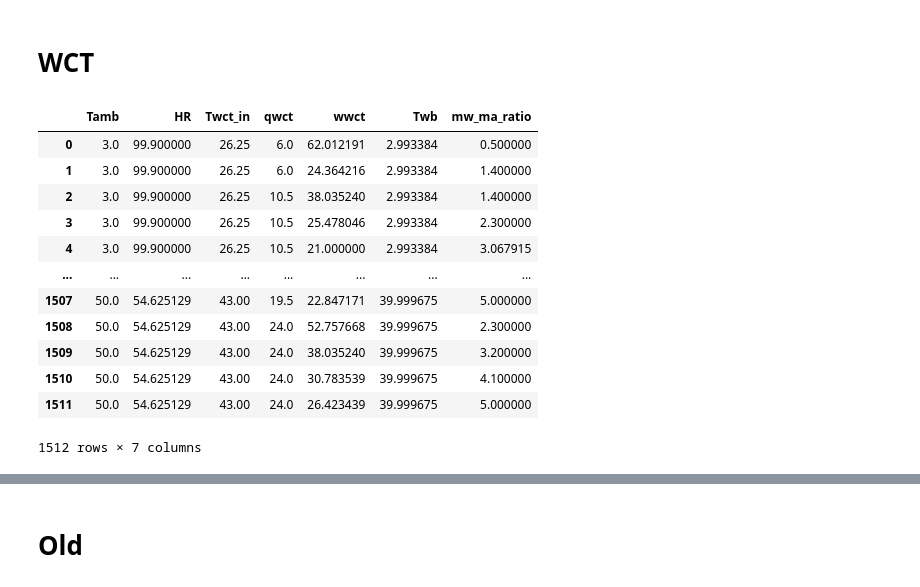
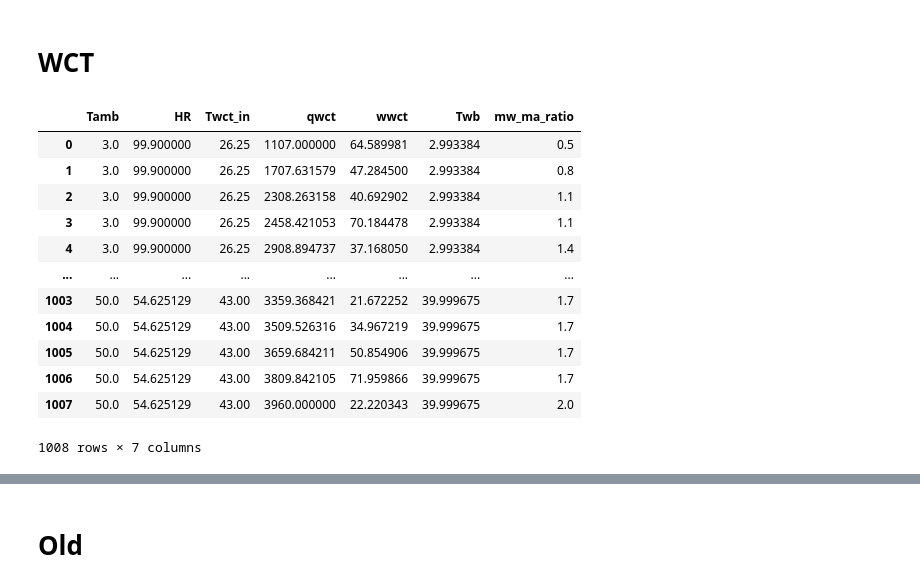
Before and after one commit to juan11iguel/SOLhycool, a Jupyter notebook: modeling/notebooks/model_inputs_exploration.ipynb, the cells around one changed output, grey strips where cells are left out. Cells and saved outputs as stored; diff of their text form; code cells hidden in the pictures.

Commit message:
Generate WCT inputs for andasol

```diff
--- a/modeling/notebooks/model_inputs_exploration.ipynb
+++ b/modeling/notebooks/model_inputs_exploration.ipynb
@@ -24,19 +24,31 @@ cc_model = combined_cooler.initialize()
 case_studies_dict = {
     "pilot_plant_200kW": {
         "n_dc": 1,
+        "qwct": (6., 24.),
+        "system_id": "pilot_plant"
     },
     "andasol_25_90MW": {
         "n_dc": 115,
+        "qwct": (1107, 3960),
+        "mw_ma_ratio": (0.5, 2),
+        "system_id": "andasol",
+        "n_mw_ma_ratio": 10,
     },
     "andasol_50_90MW": {
         "n_dc": 231,
+        "qwct": (1107, 3960),
+        "mw_ma_ratio": (0.5, 1),
+        "system_id": "andasol"
     },
     "andasol_75_90MW": {
         "n_dc": 346,
+        "qwct": (1107, 3960),
+        "mw_ma_ratio": (0.5, 1),
+        "system_id": "andasol"
     },
 }
 
-case_study_id: str = "andasol_75_90MW"
+case_study_id: str = "andasol_25_90MW"
 base_output_path: Path = Path("../results/model_inputs_sampling") / case_study_id
 base_output_path.mkdir(parents=True, exist_ok=True)
 
@@ -218,11 +230,12 @@ class ModelInputs:
             np.linspace(inputs_range.mw_ma_ratio[0], inputs_range.mw_ma_ratio[1], num_input_updates.mw_ma_ratio),
             indexing='ij'
         )
+
         qwct_flat = qwct_grid.ravel()
         mw_ma_ratio_flat = mw_ma_ratio_grid.ravel()
 
         wwct, valid = zip(*[
-            cc_model.air_mass_flow_rate_to_fan_speed( qwct/3.6 / mw_ma_ratio, nargout=2 ) # 1/mw/ma [kg/s / kg/s] * mw [kg/s: m3/h -> 1000 kg/m³ * 1/3600 h/s]
+            cc_model.air_mass_flow_rate_to_fan_speed( qwct/3.6 / mw_ma_ratio, params["system_id"], nargout=2 ) # 1/mw/ma [kg/s / kg/s] * mw [kg/s: m3/h -> 1000 kg/m³ * 1/3600 h/s]
             # (np.random.rand(1) * 90, True)
             for qwct, mw_ma_ratio in zip(qwct_flat, mw_ma_ratio_flat)
         ])
@@ -244,44 +257,55 @@ class ModelInputs:
             Twct_in = Twct_in_final.ravel(),
             qwct = qwct_final.ravel(),
             wwct = wwct_final.ravel()
         )
 
 # 1. Define problem
 output_path = base_output_path / "wct_in.csv"
 
-model_inputs = ModelInputs.initialize()
+model_inputs = ModelInputs.initialize(
+    inputs_range = ModelInputsRange(
+        qwct=params.get("qwct", ModelInputsRange.qwct),
+        mw_ma_ratio=params.get("mw_ma_ratio", ModelInputsRange.mw_ma_ratio),
+        # wwct=(0, 100)
+    ),
+    num_input_updates=NumInputUpdates(
+        # mw_ma_ratio=params.get("n_mw_ma_ratio", NumInputUpdates.mw_ma_ratio)
+        qwct=20,
+        mw_ma_ratio=6,
+    )
+)
 
 # From model inputs, compute Twb, mw/ma
-ma_kgs = np.array(cc_model.fan_speed_to_air_mass_flow_rate_fit(model_inputs.wwct)[0])
+ma_kgs = np.array(cc_model.fan_speed_to_air_mass_flow_rate_fit(model_inputs.wwct, params["system_id"])[0])
 
 additional_inputs_dict = {
     "Twb": np.array(
         get_Twb(model_inputs.Tamb, model_inputs.HR/100, np.full(len(model_inputs.Tamb), 101325))
     ),
     "mw_ma_ratio": np.array([model_inputs.qwct / (ma_kgs * 3.6)]).reshape(-1)
 }
 
 output_dict = {
     **asdict(model_inputs),
     **additional_inputs_dict,
 }
 df = pd.DataFrame(output_dict)
 
 display(df)
 
 df.to_csv(output_path)
 logger.info(f"{len(df)} samples generated and saved at {output_path}")
 # %% [output]
 |  | Tamb | HR | Twct_in | qwct | wwct | Twb | mw_ma_ratio |
-| 0 | 3.0 | 99.900000 | 26.25 | 6.0 | 62.012191 | 2.993384 | 0.500000 |
-| 1 | 3.0 | 99.900000 | 26.25 | 6.0 | 24.364216 | 2.993384 | 1.400000 |
-| 2 | 3.0 | 99.900000 | 26.25 | 10.5 | 38.035240 | 2.993384 | 1.400000 |
-| 3 | 3.0 | 99.900000 | 26.25 | 10.5 | 25.478046 | 2.993384 | 2.300000 |
-| 4 | 3.0 | 99.900000 | 26.25 | 10.5 | 21.000000 | 2.993384 | 3.067915 |
+| 0 | 3.0 | 99.900000 | 26.25 | 1107.000000 | 64.589981 | 2.993384 | 0.5 |
+| 1 | 3.0 | 99.900000 | 26.25 | 1707.631579 | 47.284500 | 2.993384 | 0.8 |
+| 2 | 3.0 | 99.900000 | 26.25 | 2308.263158 | 40.692902 | 2.993384 | 1.1 |
+| 3 | 3.0 | 99.900000 | 26.25 | 2458.421053 | 70.184478 | 2.993384 | 1.1 |
+| 4 | 3.0 | 99.900000 | 26.25 | 2908.894737 | 37.168050 | 2.993384 | 1.4 |
 | ... | ... | ... | ... | ... | ... | ... | ... |
-| 1507 | 50.0 | 54.625129 | 43.00 | 19.5 | 22.847171 | 39.999675 | 5.000000 |
-| 1508 | 50.0 | 54.625129 | 43.00 | 24.0 | 52.757668 | 39.999675 | 2.300000 |
-| 1509 | 50.0 | 54.625129 | 43.00 | 24.0 | 38.035240 | 39.999675 | 3.200000 |
-| 1510 | 50.0 | 54.625129 | 43.00 | 24.0 | 30.783539 | 39.999675 | 4.100000 |
-| 1511 | 50.0 | 54.625129 | 43.00 | 24.0 | 26.423439 | 39.999675 | 5.000000 |
+| 1003 | 50.0 | 54.625129 | 43.00 | 3359.368421 | 21.672252 | 39.999675 | 1.7 |
+| 1004 | 50.0 | 54.625129 | 43.00 | 3509.526316 | 34.967219 | 39.999675 | 1.7 |
+| 1005 | 50.0 | 54.625129 | 43.00 | 3659.684211 | 50.854906 | 39.999675 | 1.7 |
+| 1006 | 50.0 | 54.625129 | 43.00 | 3809.842105 | 71.959866 | 39.999675 | 1.7 |
+| 1007 | 50.0 | 54.625129 | 43.00 | 3960.000000 | 22.220343 | 39.999675 | 2.0 |
-1512 rows × 7 columns
+1008 rows × 7 columns
```
Also changed, not shown: parts of 4 cells of this notebook, 3 other files.
